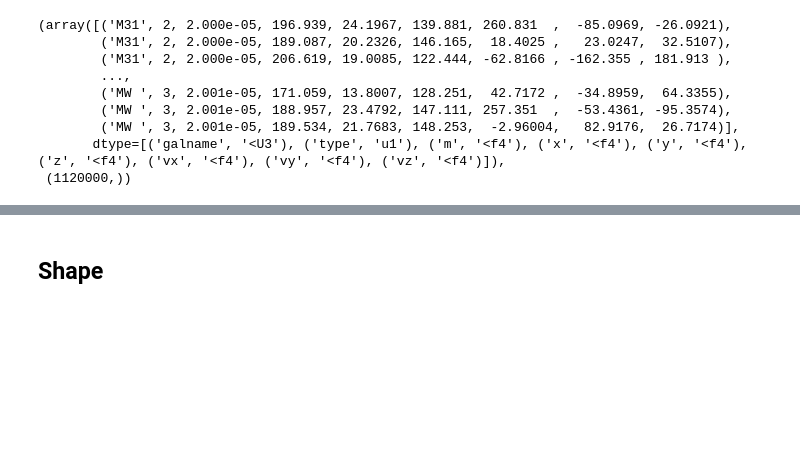
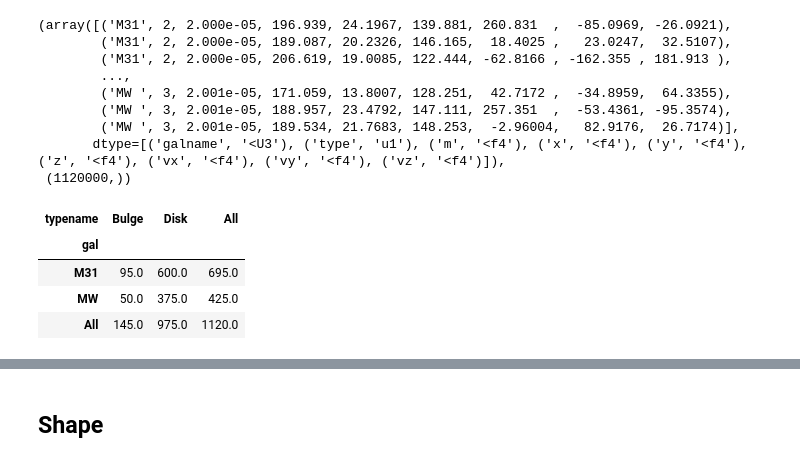
Before and after one commit to colinleach/400B_Leach, a Jupyter notebook: Project/notebooks/Remnant.ipynb, the cells around one changed output, grey strips where cells are left out. Drawn from its saved outputs; the diff is of its cells as text; code cells hidden in the pictures; blank space fills up the shorter version.

```diff
--- a/Project/notebooks/Remnant.ipynb
+++ b/Project/notebooks/Remnant.ipynb
@@ -50,3 +51,27 @@ remnant.data, remnant.data.shape
         ('MW ', 3, 2.001e-05, 189.534, 21.7683, 148.253,  -2.96004,   82.9176,  26.7174)],
        dtype=[('galname', '<U3'), ('type', 'u1'), ('m', '<f4'), ('x', '<f4'), ('y', '<f4'), ('z', '<f4'), ('vx', '<f4'), ('vy', '<f4'), ('vz', '<f4')]),
  (1120000,))
+# %%
+def get_counts(remnant):
+    df = pd.DataFrame()
+    df['gal'] = remnant.data['galname']
+    df['type'] = remnant.data['type']
+
+    # create some better column names
+    types = {1: 'Halo', 2: 'Disk', 3: 'Bulge'}
+    df['typename'] = df['type'].map(types)
+
+    # get pandas to do most of the work
+    df_piv = pd.pivot_table(df, values='type',
+                            index='gal', columns='typename',
+                            aggfunc='count', fill_value=0, margins=True)
+    return df_piv
+# %%
+counts = get_counts(remnant) / 1000
+counts
+# %% [output]
+| typename | Bulge | Disk | All |
+| gal |  |  |  |
+| M31 | 95.0 | 600.0 | 695.0 |
+| MW | 50.0 | 375.0 | 425.0 |
+| All | 145.0 | 975.0 | 1120.0 |
```
Also changed, not shown: parts of 16 cells of this notebook, 4 other files.
